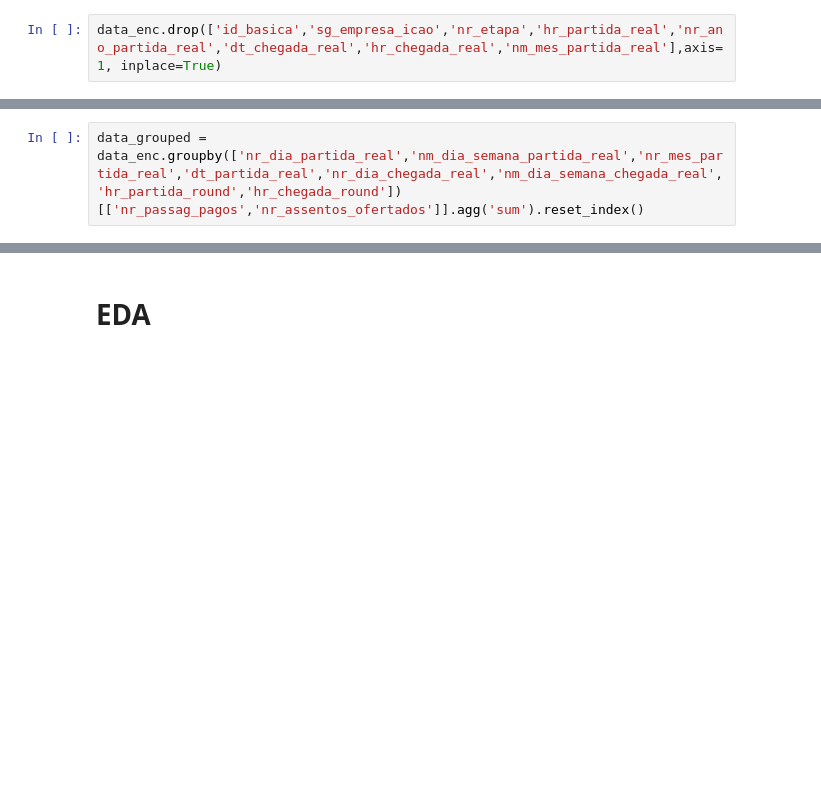
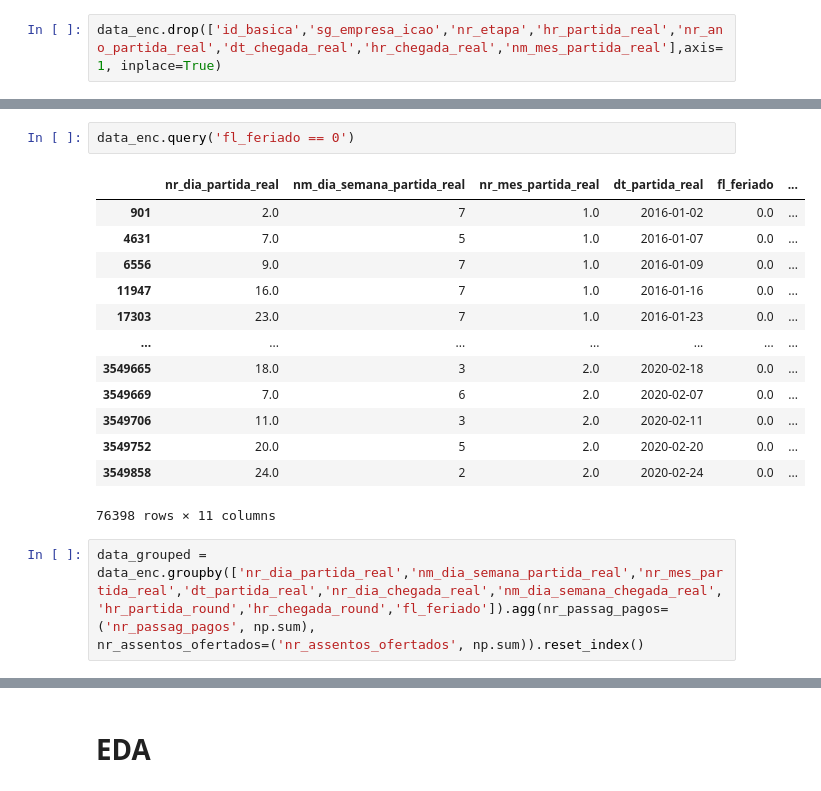
Before and after one commit to welberthdouglas/Civil_Aviation_ML, a Jupyter notebook: CA_SP-RJ.ipynb, the cells around one changed output, grey strips where cells are left out. Drawn from its saved outputs; the diff is of its cells as text; blank space fills up the shorter version.

```diff
--- a/CA_SP-RJ.ipynb
+++ b/CA_SP-RJ.ipynb
@@ -129,5 +154,22 @@ data_enc.head()
+# %%
+data_enc.query('fl_feriado == 0')
+# %% [output]
+|  | nr_dia_partida_real | nm_dia_semana_partida_real | nr_mes_partida_real | dt_partida_real | fl_feriado | ... |
+| 901 | 2.0 | 7 | 1.0 | 2016-01-02 | 0.0 | ... |
+| 4631 | 7.0 | 5 | 1.0 | 2016-01-07 | 0.0 | ... |
+| 6556 | 9.0 | 7 | 1.0 | 2016-01-09 | 0.0 | ... |
+| 11947 | 16.0 | 7 | 1.0 | 2016-01-16 | 0.0 | ... |
+| 17303 | 23.0 | 7 | 1.0 | 2016-01-23 | 0.0 | ... |
+| ... | ... | ... | ... | ... | ... | ... |
+| 3549665 | 18.0 | 3 | 2.0 | 2020-02-18 | 0.0 | ... |
+| 3549669 | 7.0 | 6 | 2.0 | 2020-02-07 | 0.0 | ... |
+| 3549706 | 11.0 | 3 | 2.0 | 2020-02-11 | 0.0 | ... |
+| 3549752 | 20.0 | 5 | 2.0 | 2020-02-20 | 0.0 | ... |
+| 3549858 | 24.0 | 2 | 2.0 | 2020-02-24 | 0.0 | ... |
+76398 rows × 11 columns
 # %%
-data_grouped = data_enc.groupby(['nr_dia_partida_real','nm_dia_semana_partida_real','nr_mes_partida_real','dt_partida_real','nr_dia_chegada_real','nm_dia_semana_chegada_real','hr_partida_round','hr_chegada_round'])[['nr_passag_pagos','nr_assentos_ofertados']].agg('sum').reset_index()
+data_grouped = data_enc.groupby(['nr_dia_partida_real','nm_dia_semana_partida_real','nr_mes_partida_real','dt_partida_real','nr_dia_chegada_real','nm_dia_semana_chegada_real','hr_partida_round','hr_chegada_round','fl_feriado']).agg(nr_passag_pagos=('nr_passag_pagos', np.sum),
+nr_assentos_ofertados=('nr_assentos_ofertados', np.sum)).reset_index()
 # %%
 data_grouped.shape
 # %% [output]
```
Also changed, not shown: parts of 30 cells of this notebook, 1 other file.
